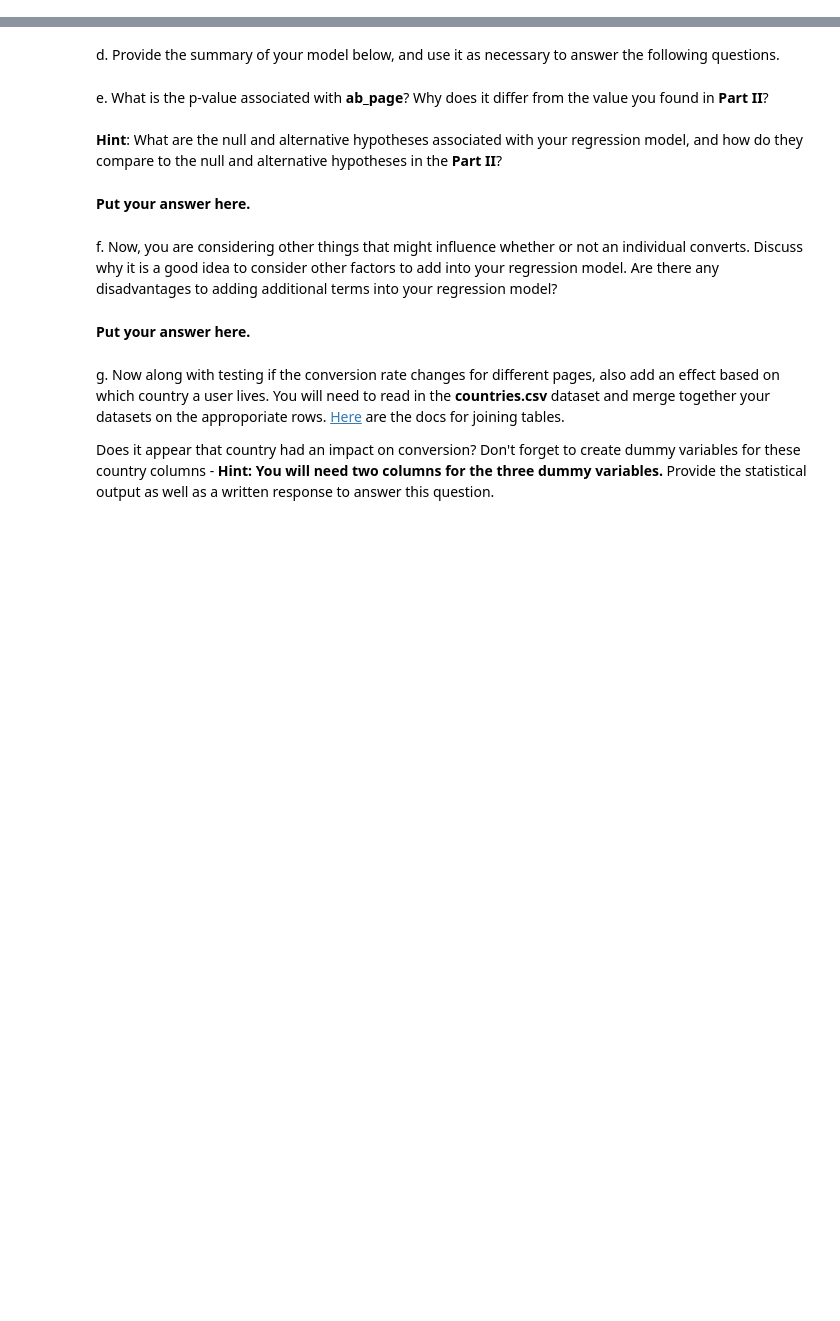
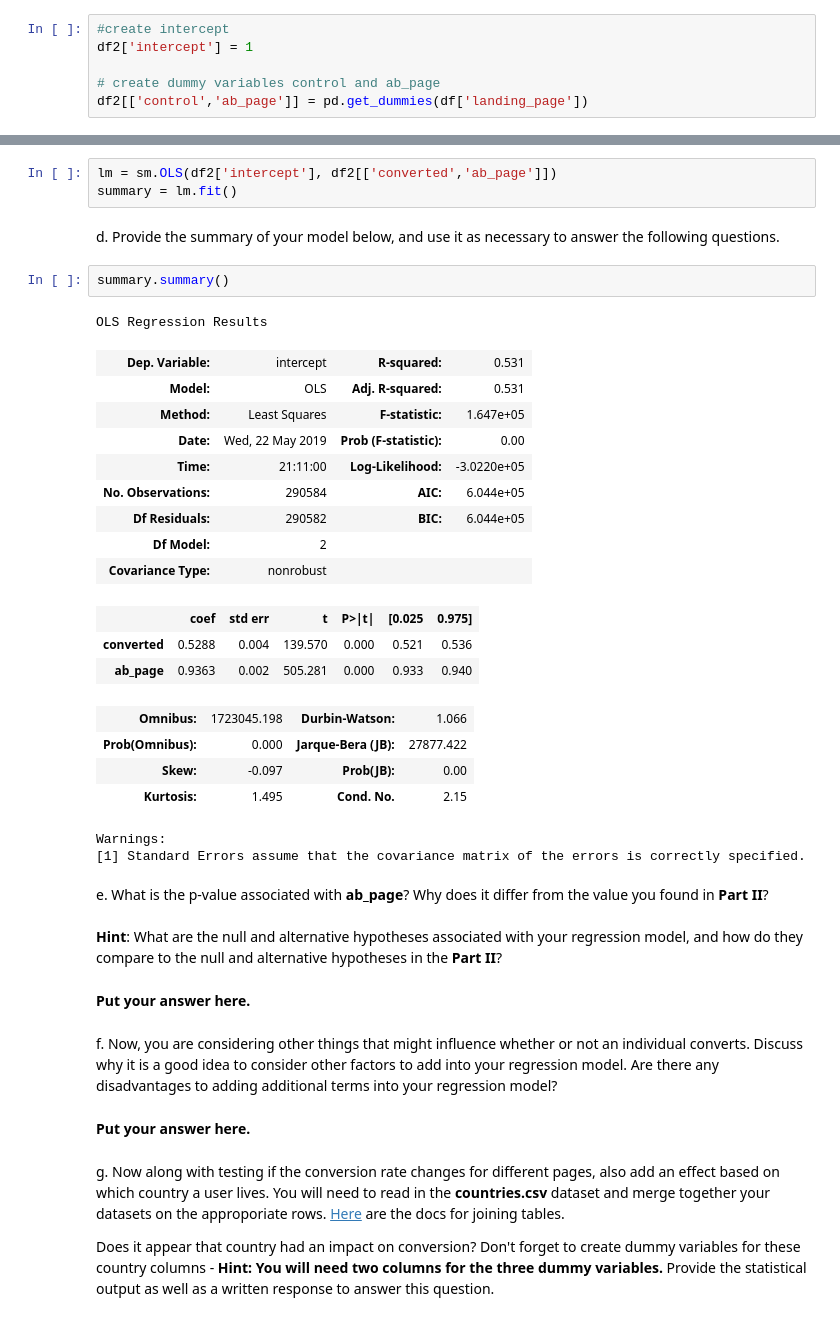
Before and after one commit to danielmiguel320/Analyze_ab_test_results, a Jupyter notebook: Analyze_ab_test_results_notebook.ipynb, the cells around one changed output, grey strips where cells are left out. Cells and saved outputs as stored; diff of their text form; blank space fills up the shorter version.

Commit message:
Finished first part of linear regression

```diff
--- a/Analyze_ab_test_results_notebook.ipynb
+++ b/Analyze_ab_test_results_notebook.ipynb
@@ -299,3 +311,9 @@ a. Since each row is either a conversion or no conversion, what type of regressi
 **Put your answer here.**
 # %% [markdown]
 b. The goal is to use **statsmodels** to fit the regression model you specified in part **a.** to see if there is a significant difference in conversion based on which page a customer receives.  However, you first need to create a column for the intercept, and create a dummy variable column for which page each user received.  Add an **intercept** column, as well as an **ab_page** column, which is 1 when an individual receives the **treatment** and 0 if **control**.
+# %%
+#create intercept
+df2['intercept'] = 1
+
+# create dummy variables control and ab_page
+df2[['control','ab_page']] = pd.get_dummies(df['landing_page'])
@@ -302,7 +322,32 @@ b. The goal is to use **statsmodels** to fit the regression model you specified
 # %% [markdown]
 c. Use **statsmodels** to import your regression model.  Instantiate the model, and fit the model using the two columns you created in part **b.** to predict whether or not an individual converts.
+# %%
+lm = sm.OLS(df2['intercept'], df2[['converted','ab_page']])
+summary = lm.fit()
 # %% [markdown]
 d. Provide the summary of your model below, and use it as necessary to answer the following questions.
+# %%
+summary.summary()
+# %% [output]
+OLS Regression Results
+| Dep. Variable: | intercept | R-squared: | 0.531 |
+| Model: | OLS | Adj. R-squared: | 0.531 |
+| Method: | Least Squares | F-statistic: | 1.647e+05 |
+| Date: | Wed, 22 May 2019 | Prob (F-statistic): | 0.00 |
+| Time: | 21:11:00 | Log-Likelihood: | -3.0220e+05 |
+| No. Observations: | 290584 | AIC: | 6.044e+05 |
+| Df Residuals: | 290582 | BIC: | 6.044e+05 |
+| Df Model: | 2 |  |  |
+| Covariance Type: | nonrobust |  |  |
+|  | coef | std err | t | P>|t| | [0.025 | 0.975] |
+| converted | 0.5288 | 0.004 | 139.570 | 0.000 | 0.521 | 0.536 |
+| ab_page | 0.9363 | 0.002 | 505.281 | 0.000 | 0.933 | 0.940 |
+| Omnibus: | 1723045.198 | Durbin-Watson: | 1.066 |
+| Prob(Omnibus): | 0.000 | Jarque-Bera (JB): | 27877.422 |
+| Skew: | -0.097 | Prob(JB): | 0.00 |
+| Kurtosis: | 1.495 | Cond. No. | 2.15 |
+Warnings:
+[1] Standard Errors assume that the covariance matrix of the errors is correctly specified.
 # %% [markdown]
 e. What is the p-value associated with **ab_page**? Why does it differ from the value you found in **Part II**?<br><br>  **Hint**: What are the null and alternative hypotheses associated with your regression model, and how do they compare to the null and alternative hypotheses in the **Part II**?
 # %% [markdown]
```
Also changed, not shown: parts of 15 cells of this notebook.
